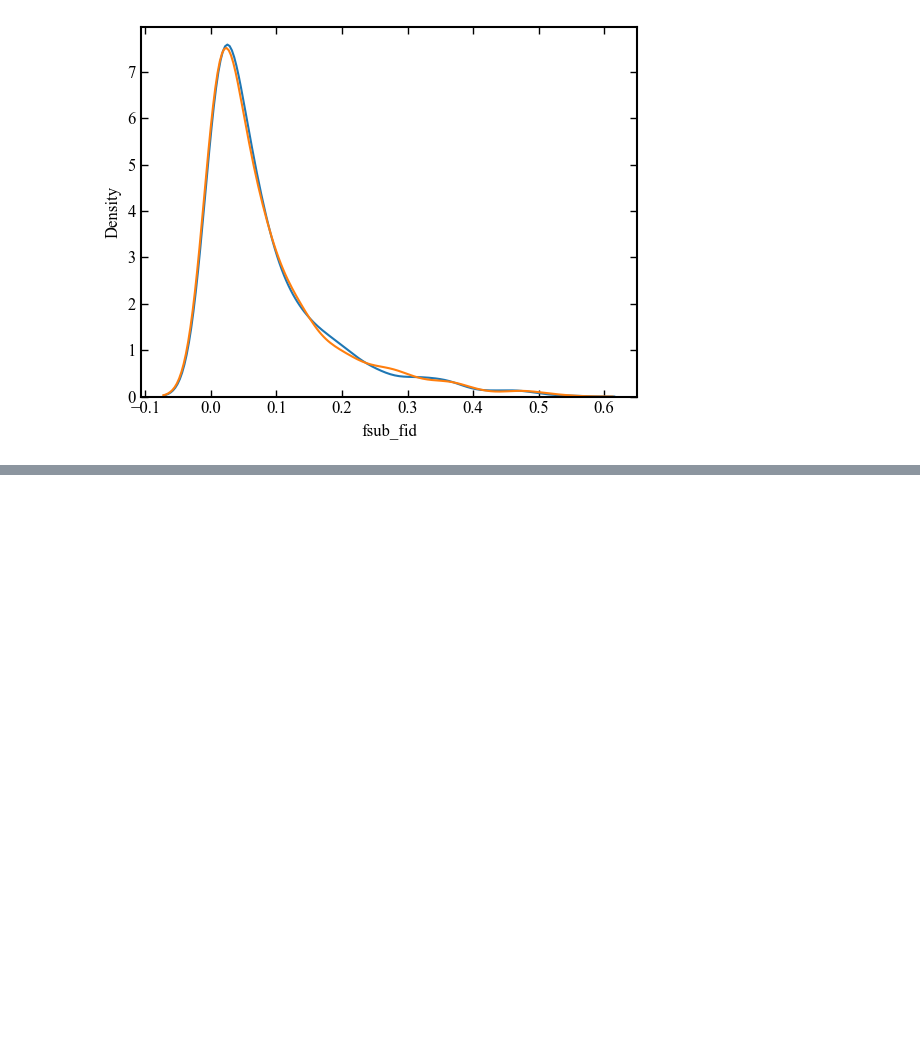
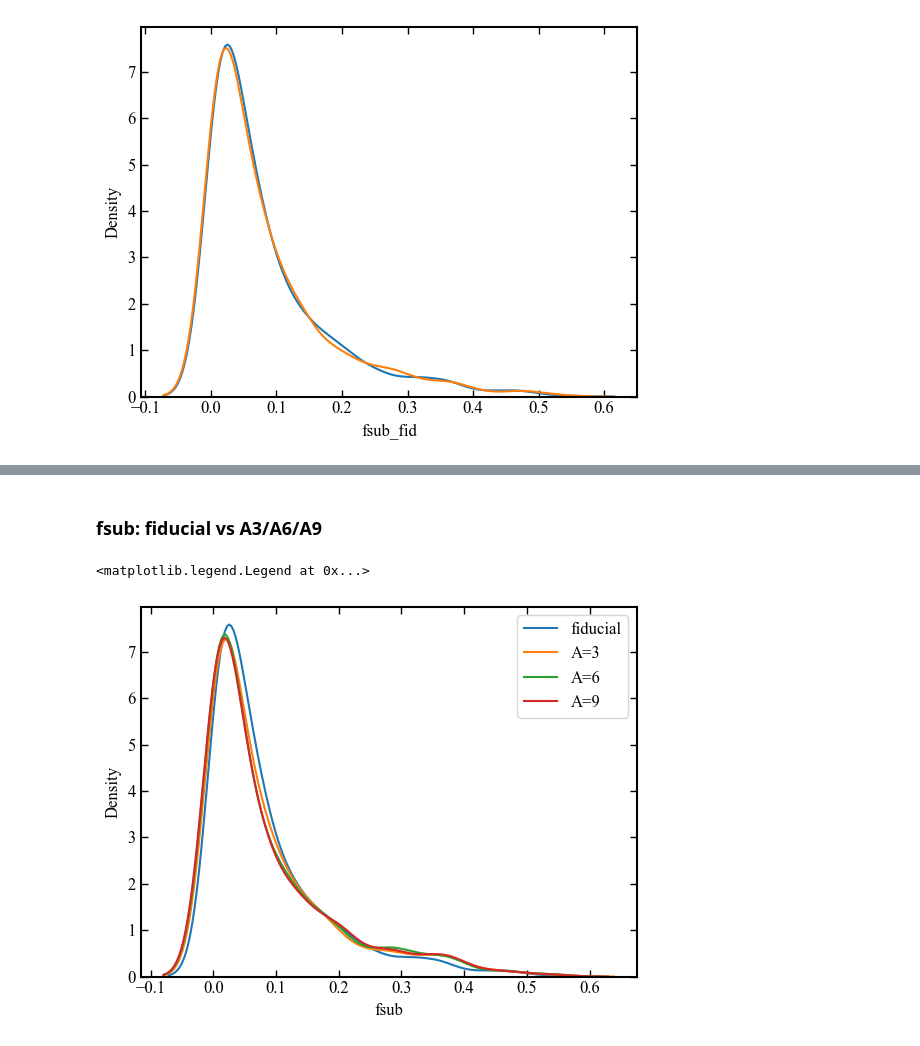
Before and after one commit to jsmonzon/MassSpec, a Jupyter notebook: notebooks/paper3/epsilon_vs_fiducial.ipynb, the cells around one changed output, grey strips where cells are left out. Saved outputs shown, nothing was run; the diff lists cells and outputs as text; code cells hidden in the pictures; blank space fills up the shorter version.

```diff
--- a/notebooks/paper3/epsilon_vs_fiducial.ipynb
+++ b/notebooks/paper3/epsilon_vs_fiducial.ipynb
@@ -175,0 +233,10 @@ sns.kdeplot(matched["fsub_eps"])
+# %% [markdown]
+### fsub: fiducial vs A3/A6/A9
+# %%
+for suf, label in sweep_models:
+    sns.kdeplot(matched_sweep[f"fsub_{suf}"], label=label)
+plt.xlabel("fsub")
+plt.legend()
+# %% [output]
+<matplotlib.legend.Legend at 0x...>
+[figure, added]
```
Also changed, not shown: parts of 7 cells of this notebook, 4 other files.
